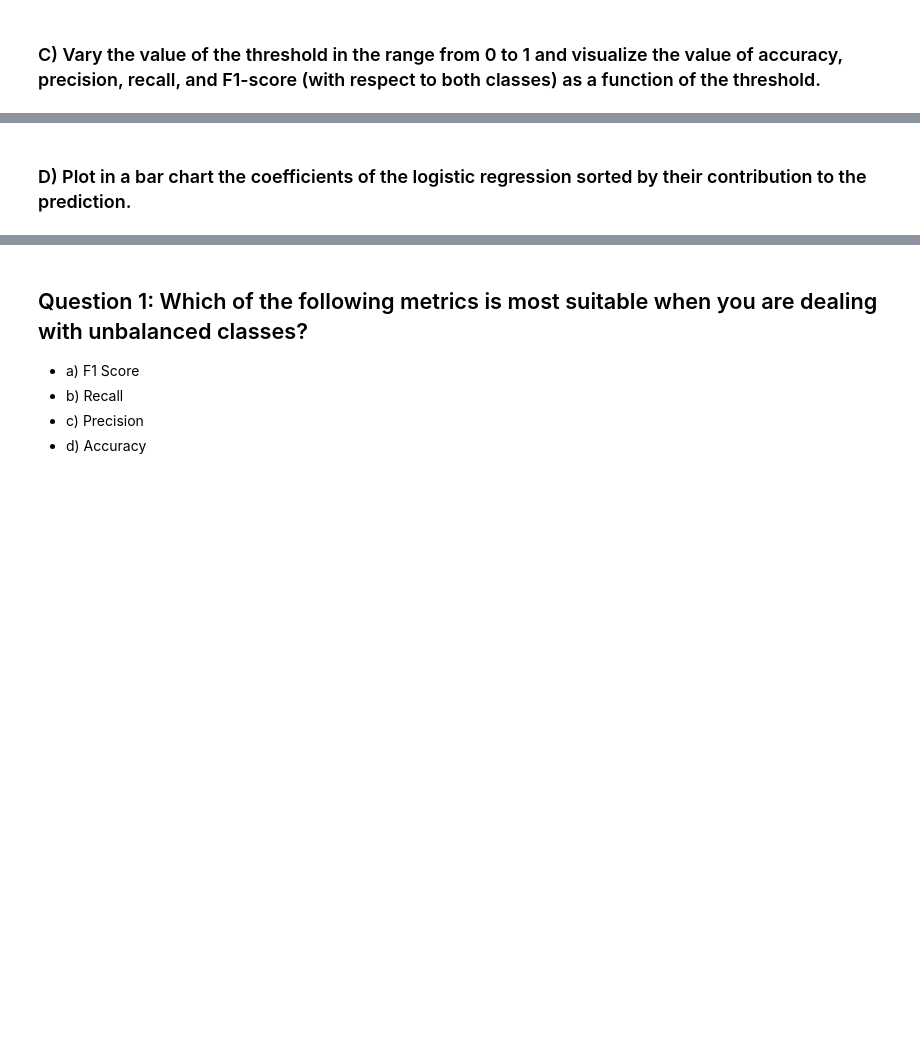
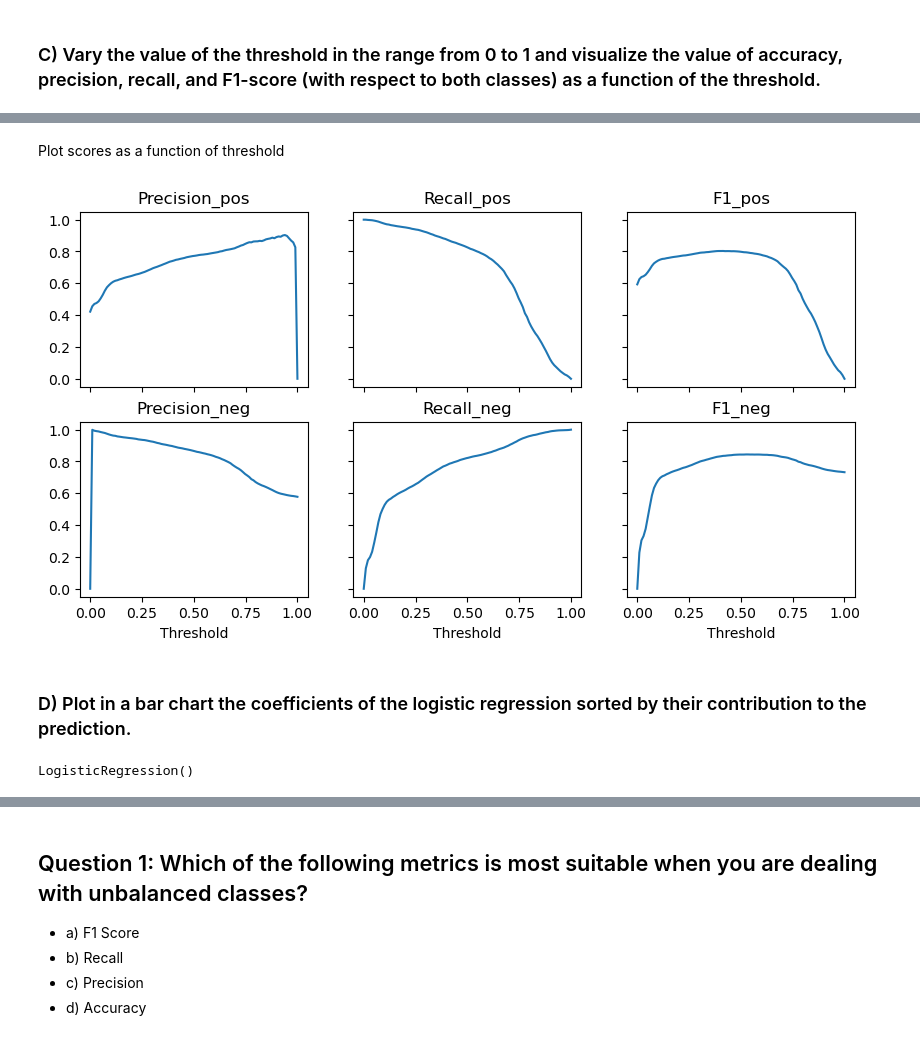
Before and after one commit to dbrantsc-8/Ada_2025, a Jupyter notebook: Exercises/07 - Learning from data - Applied machine learning/AppliedML.ipynb, the cells around one changed output, grey strips where cells are left out. Cells and saved outputs as stored; diff of their text form; code cells hidden in the pictures; blank space fills up the shorter version.

```diff
--- a/Exercises/07 - Learning from data - Applied machine learning/AppliedML.ipynb
+++ b/Exercises/07 - Learning from data - Applied machine learning/AppliedML.ipynb
@@ -147,2 +166,25 @@ df_scores['Threshold'] = thresholds
+# %% [markdown]
+Plot scores as a function of threshold
+# %%
+fig, ax = plt.subplots(nrows = 2, ncols = 3, sharex = True, sharey = True, figsize = (10,5))
+
+for axe, score in zip(ax.flat, columns[1:]):
+    sn.lineplot(
+        data = df_scores,
+        x = 'Threshold',
+        y = score,
+        ax = axe
+    )
+    axe.set_title(score)
+    axe.set(ylabel = '')
+
+plt.show()
+# %% [output]
+[figure, added]
 # %% [markdown]
 ### D) Plot in a bar chart the coefficients of the logistic regression sorted by their contribution to the prediction.
+# %%
+model = LogisticRegression()
+model.fit(train_std, y_train)
+# %% [output]
+LogisticRegression()
```
Also changed, not shown: parts of 9 cells of this notebook.
